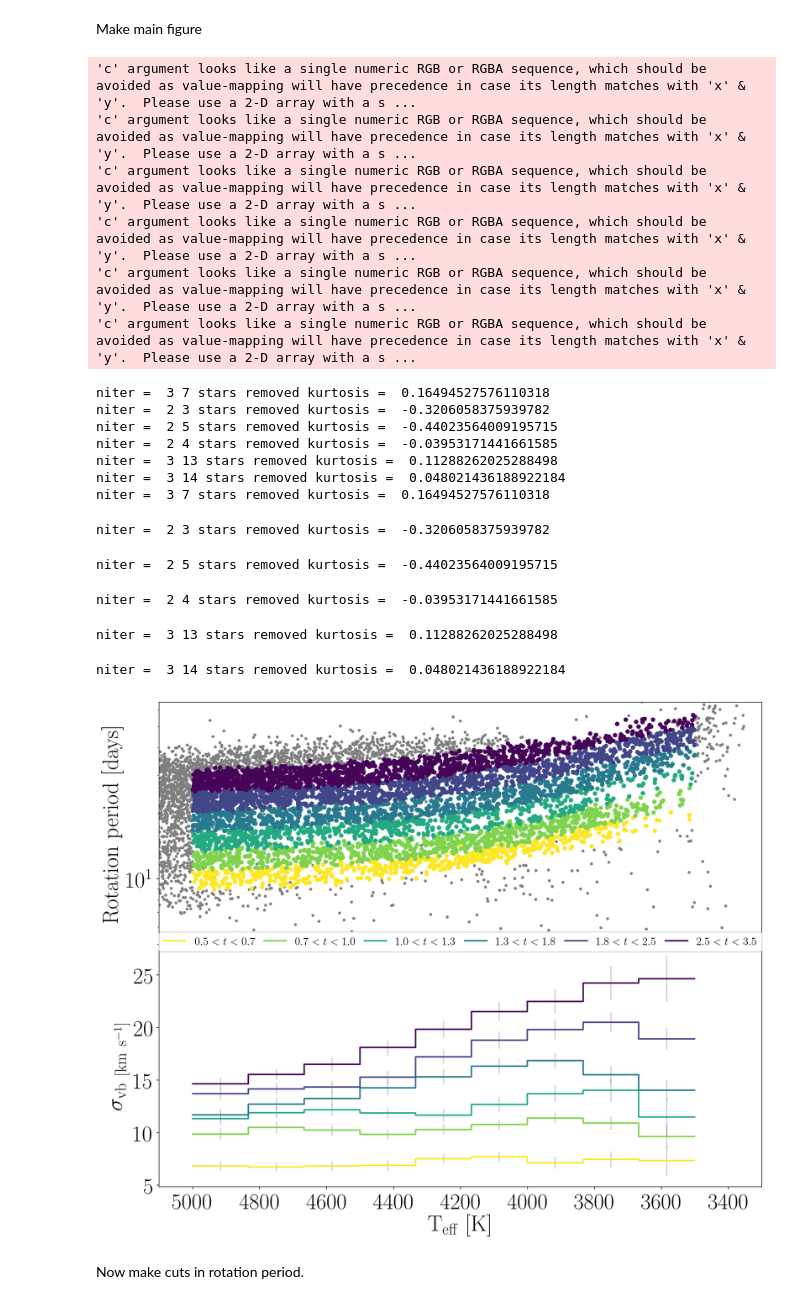
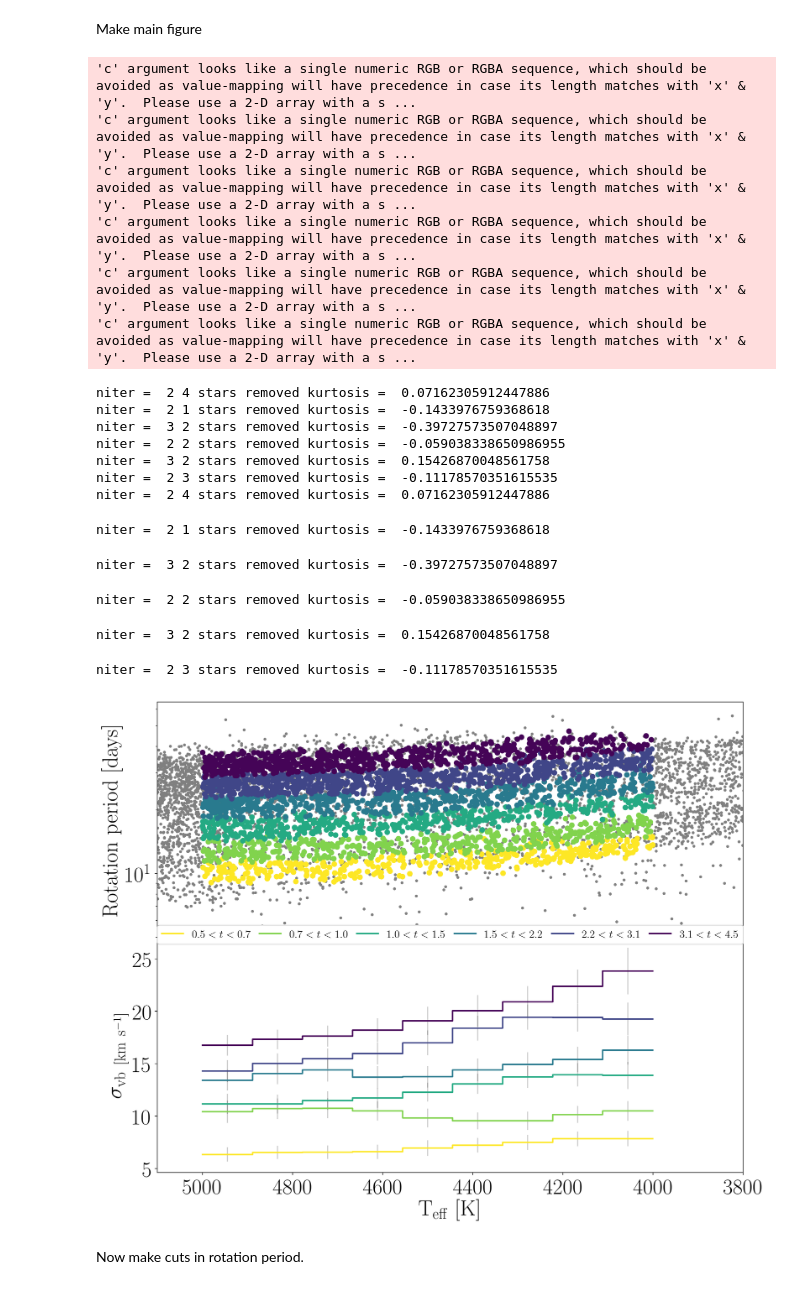
Before and after one commit to RuthAngus/kinematics-and-rotation, a Jupyter notebook: Main_figure.ipynb, the cells around one changed output. Saved outputs shown, nothing was run; the diff lists cells and outputs as text; code cells hidden in the pictures.

```diff
--- a/Main_figure.ipynb
+++ b/Main_figure.ipynb
@@ -37,9 +37,18 @@ m &= gaia_mc1.age.values > .5
 print(np.shape(gaia_mc1.iloc[m]), "no rapid rotators")
 
 # Cut out very hot and very cold stars. The hot limit is usually 5000 and the cool usually 3500
-mint, maxt = 3500, 5000
+mint, maxt = 4000, 5000
 m &= (gaia_mc1.color_teffs.values < maxt) * (mint < gaia_mc1.color_teffs.values)
 print(np.shape(gaia_mc1.iloc[m]), "no hot or cold stars")
 
+# Try cutting out stars with latitudes greater than bmax degrees
+bmax = 15
+m &= gaia_mc1.b.values < bmax
+print(np.shape(gaia_mc1.iloc[m]), "no high latitude stars")
+
+# # Restrict to stars with Vz
+# m &= np.isfinite(gaia_mc1.vz.values)
+# print(np.shape(gaia_mc1.iloc[m]), "only stars with Vz")
+
 gaia_mc = gaia_mc1.iloc[m]
 # %% [output]
@@ -52,7 +62,8 @@ gaia_mc = gaia_mc1.iloc[m]
 # %% [markdown]
 Make cuts in log age.
 # %%
-age_bins = 10**np.linspace(np.log10(.5), np.log10(3.5), 7)
+age_bins = 10**np.linspace(np.log10(.5), np.log10(4.5), 7)
+# age_bins = 10**np.linspace(np.log10(.5), np.log10(3.5), 7)
 mid_age_bins = age_bins[:-1] + .5*np.diff(age_bins)
 age_masks = select_stars(gaia_mc, age_bins, "age")
 # %% [markdown]
@@ -96,7 +107,7 @@ ax1.plot(gaia_mc1.color_teffs, gaia_mc1.Prot, ".", color=".5", rasterized=True,
 for i, m in enumerate(age_masks):
     v_clipped, clipping_mask = sigma_clip(v[m], 3)
     cb1 = ax1.scatter(x[m][clipping_mask], y[m][clipping_mask], c=rgba[i],
-                      vmin=vmin, vmax=vmax, rasterized=True, zorder=1, s=25,
+                      vmin=vmin, vmax=vmax, rasterized=True, zorder=1, s=45,
                       label="${0:.1f} < t < {1:.1f}$".format(age_bins[i], age_bins[i+1]))
 
 # Add the sun
@@ -112,46 +123,46 @@ ax2 = fig.add_subplot(212, sharex=ax1)
 
 # Bottom panel: velocity dispersion-teff relations
 for i, m in enumerate(age_masks):
     v_clipped, clipping_mask = sigma_clip(v[m], 3)
     d, derr, k, kerr = MC_dispersion(x[m][clipping_mask], v_clipped, xerr[m][clipping_mask],
                                      verr[m][clipping_mask],
                                      tbins, 1000, method="std")
     ds[i, :] = d
     derrs[i, :] = err_on_sample_std_dev(d, len(x[m][clipping_mask]))
 #     derrs[i, :] = derr
     midbin = np.diff(tbins)*.5+tbins[:-1]
     cb2 = betterstep_scatter(tbins, d, rgba[i],
                              label="${0:.1f} < t < {1:.1f}$".format(age_bins[i], age_bins[i+1]))
     ax2.errorbar(midbin, d, yerr=derr, fmt=".", zorder=0, ms=.01, color="k", alpha=.2,
                  rasterized=True)
 
 ax2.set_xlabel("$\mathrm{T_{eff}~[K]}$")
 ax2.set_ylabel("$\sigma_\mathrm{vb~[km~s^{-1}]}$")
 ax2.set_xlim(xlim)
 plt.legend(bbox_to_anchor=(0., .97, 1., .102), loc=3, ncol=6, mode="expand", borderaxespad=0., framealpha=.999)
 
 plt.subplots_adjust(hspace=0, right=0.83)
 plt.savefig("paper/age_cut.pdf")
 # %% [output]
 'c' argument looks like a single numeric RGB or RGBA sequence, which should be avoided as value-mapping will have precedence in case its length matches with 'x' & 'y'.  Please use a 2-D array with a s ...
 'c' argument looks like a single numeric RGB or RGBA sequence, which should be avoided as value-mapping will have precedence in case its length matches with 'x' & 'y'.  Please use a 2-D array with a s ...
 'c' argument looks like a single numeric RGB or RGBA sequence, which should be avoided as value-mapping will have precedence in case its length matches with 'x' & 'y'.  Please use a 2-D array with a s ...
 'c' argument looks like a single numeric RGB or RGBA sequence, which should be avoided as value-mapping will have precedence in case its length matches with 'x' & 'y'.  Please use a 2-D array with a s ...
 'c' argument looks like a single numeric RGB or RGBA sequence, which should be avoided as value-mapping will have precedence in case its length matches with 'x' & 'y'.  Please use a 2-D array with a s ...
 'c' argument looks like a single numeric RGB or RGBA sequence, which should be avoided as value-mapping will have precedence in case its length matches with 'x' & 'y'.  Please use a 2-D array with a s ...
-niter =  3 7 stars removed kurtosis =  0.16494527576110318
-niter =  2 3 stars removed kurtosis =  -0.3206058375939782
-niter =  2 5 stars removed kurtosis =  -0.44023564009195715
-niter =  2 4 stars removed kurtosis =  -0.03953171441661585
-niter =  3 13 stars removed kurtosis =  0.11288262025288498
-niter =  3 14 stars removed kurtosis =  0.048021436188922184
-niter =  3 7 stars removed kurtosis =  0.16494527576110318
+niter =  2 4 stars removed kurtosis =  0.07162305912447886
+niter =  2 1 stars removed kurtosis =  -0.1433976759368618
+niter =  3 2 stars removed kurtosis =  -0.39727573507048897
+niter =  2 2 stars removed kurtosis =  -0.059038338650986955
+niter =  3 2 stars removed kurtosis =  0.15426870048561758
+niter =  2 3 stars removed kurtosis =  -0.11178570351615535
+niter =  2 4 stars removed kurtosis =  0.07162305912447886
-niter =  2 3 stars removed kurtosis =  -0.3206058375939782
+niter =  2 1 stars removed kurtosis =  -0.1433976759368618
-niter =  2 5 stars removed kurtosis =  -0.44023564009195715
+niter =  3 2 stars removed kurtosis =  -0.39727573507048897
-niter =  2 4 stars removed kurtosis =  -0.03953171441661585
+niter =  2 2 stars removed kurtosis =  -0.059038338650986955
-niter =  3 13 stars removed kurtosis =  0.11288262025288498
+niter =  3 2 stars removed kurtosis =  0.15426870048561758
-niter =  3 14 stars removed kurtosis =  0.048021436188922184
+niter =  2 3 stars removed kurtosis =  -0.11178570351615535
-[figure, old version]
+[figure, new version]
 # %% [markdown]
 Now make cuts in rotation period.
 # %%
```
Also changed, not shown: parts of 3 cells of this notebook, 6 other files.
